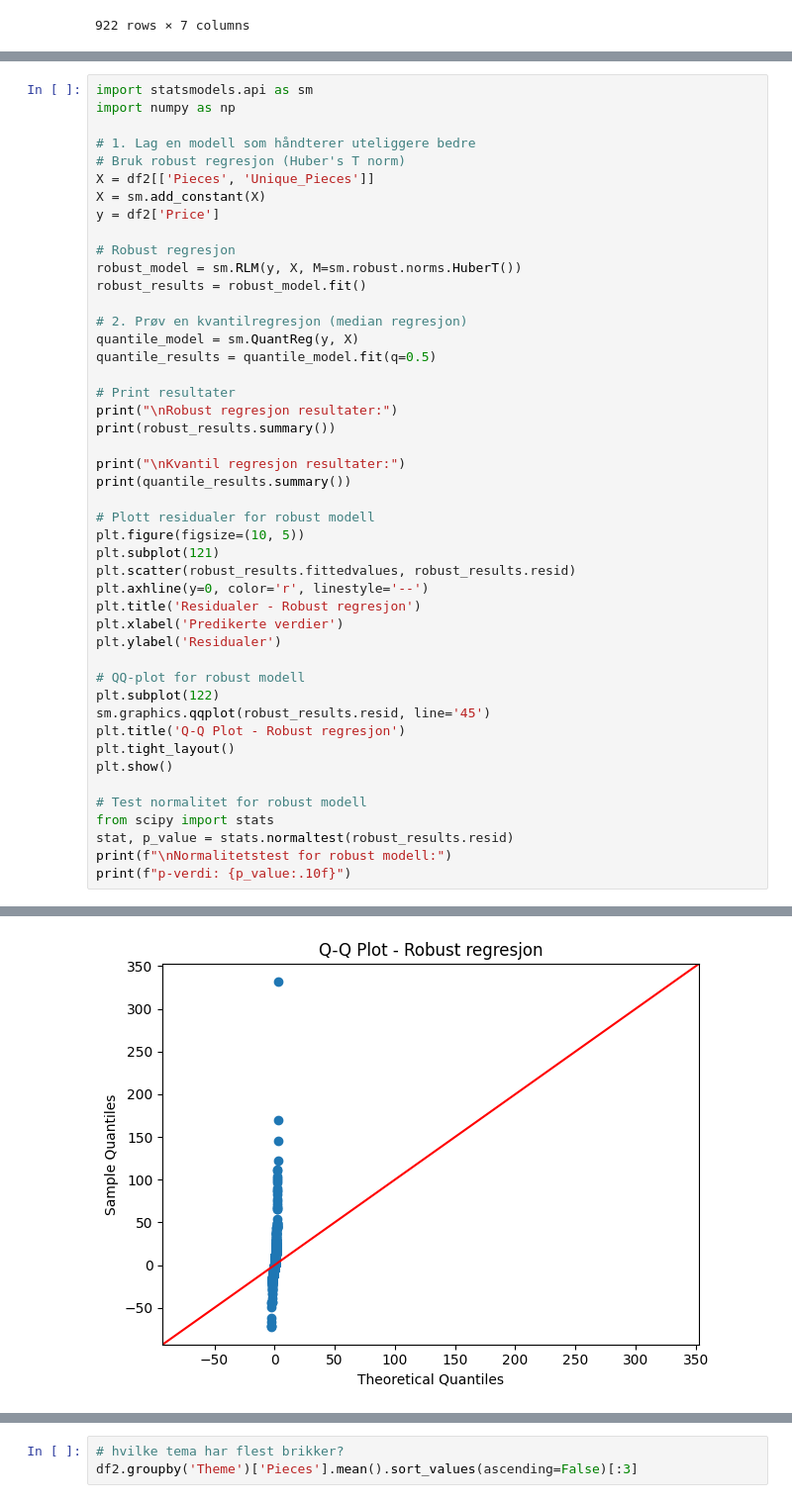
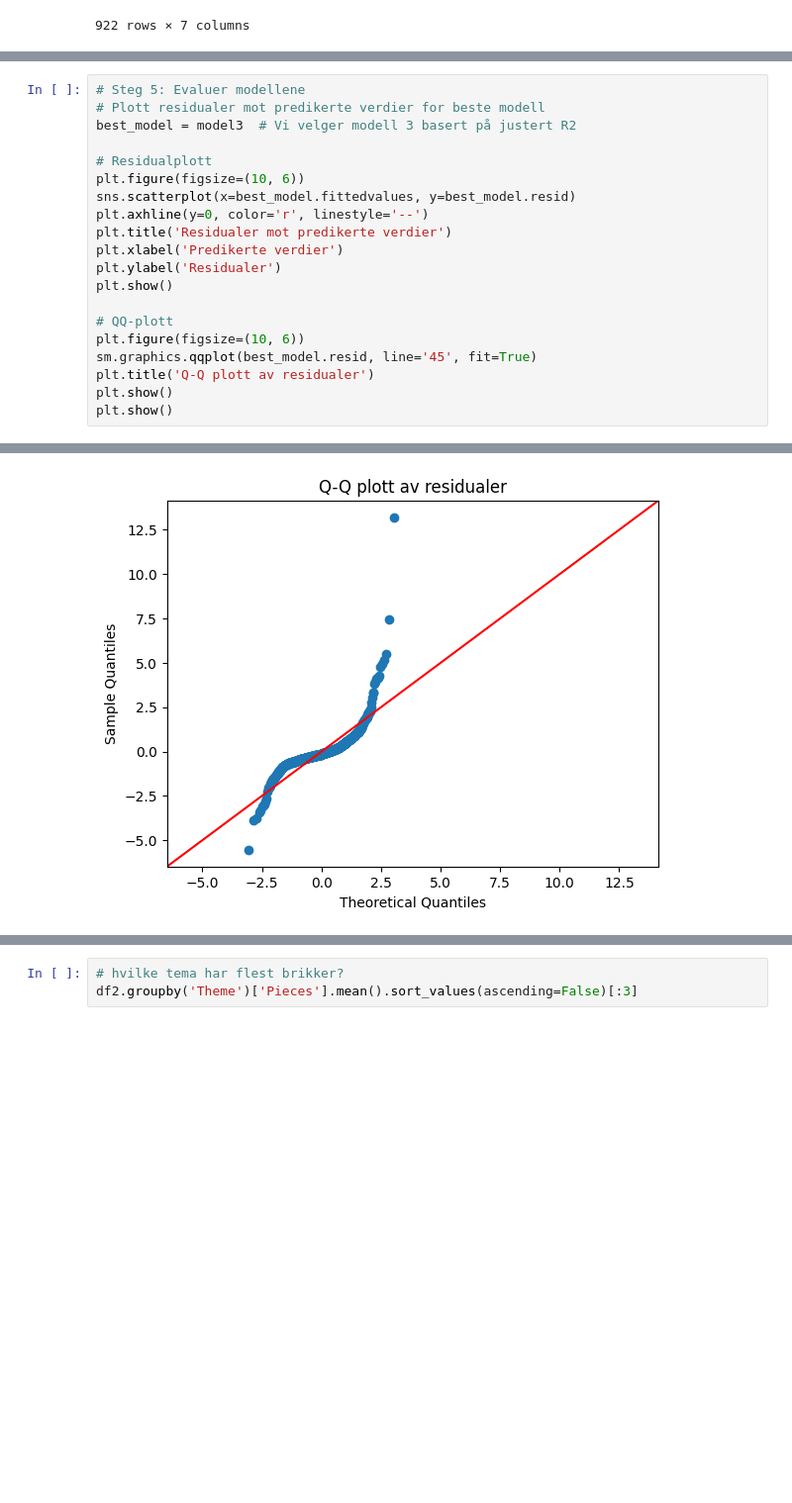
Before and after one commit to christianstensoe/ISTT1003-prosjekt-16, a Jupyter notebook: oppg1.ipynb, the cells around one changed output, grey strips where cells are left out. Shown at 99% size. Saved outputs shown, nothing was run; the diff lists cells and outputs as text; blank space fills up the shorter version.

```diff
--- a/oppg1.ipynb
+++ b/oppg1.ipynb
@@ -266,47 +189,21 @@ strong multicollinearity or other numerical problems.
 # %%
-import statsmodels.api as sm
-import numpy as np
+# Steg 5: Evaluer modellene
+# Plott residualer mot predikerte verdier for beste modell
+best_model = model3  # Vi velger modell 3 basert på justert R2
 
-# 1. Lag en modell som håndterer uteliggere bedre
-# Bruk robust regresjon (Huber's T norm)
-X = df2[['Pieces', 'Unique_Pieces']]
-X = sm.add_constant(X)
-y = df2['Price']
-
-# Robust regresjon
-robust_model = sm.RLM(y, X, M=sm.robust.norms.HuberT())
-robust_results = robust_model.fit()
-
-# 2. Prøv en kvantilregresjon (median regresjon)
-quantile_model = sm.QuantReg(y, X)
-quantile_results = quantile_model.fit(q=0.5)
-
-# Print resultater
-print("\nRobust regresjon resultater:")
-print(robust_results.summary())
-
-print("\nKvantil regresjon resultater:")
-print(quantile_results.summary())
-
-# Plott residualer for robust modell
-plt.figure(figsize=(10, 5))
-plt.subplot(121)
-plt.scatter(robust_results.fittedvalues, robust_results.resid)
+# Residualplott
+plt.figure(figsize=(10, 6))
+sns.scatterplot(x=best_model.fittedvalues, y=best_model.resid)
 plt.axhline(y=0, color='r', linestyle='--')
-plt.title('Residualer - Robust regresjon')
+plt.title('Residualer mot predikerte verdier')
 plt.xlabel('Predikerte verdier')
 plt.ylabel('Residualer')
-
-# QQ-plot for robust modell
-plt.subplot(122)
-sm.graphics.qqplot(robust_results.resid, line='45')
-plt.title('Q-Q Plot - Robust regresjon')
-plt.tight_layout()
 plt.show()
 
-# Test normalitet for robust modell
-from scipy import stats
-stat, p_value = stats.normaltest(robust_results.resid)
-print(f"\nNormalitetstest for robust modell:")
-print(f"p-verdi: {p_value:.10f}")
+# QQ-plott
+plt.figure(figsize=(10, 6))
+sm.graphics.qqplot(best_model.resid, line='45', fit=True)
+plt.title('Q-Q plott av residualer')
+plt.show()
+plt.show()
 # %% [output]
@@ -331 +212 @@ strong multicollinearity or other numerical problems.
-[figure, old version]
+[figure, new version]
```
Also changed, not shown: parts of 9 cells of this notebook.
